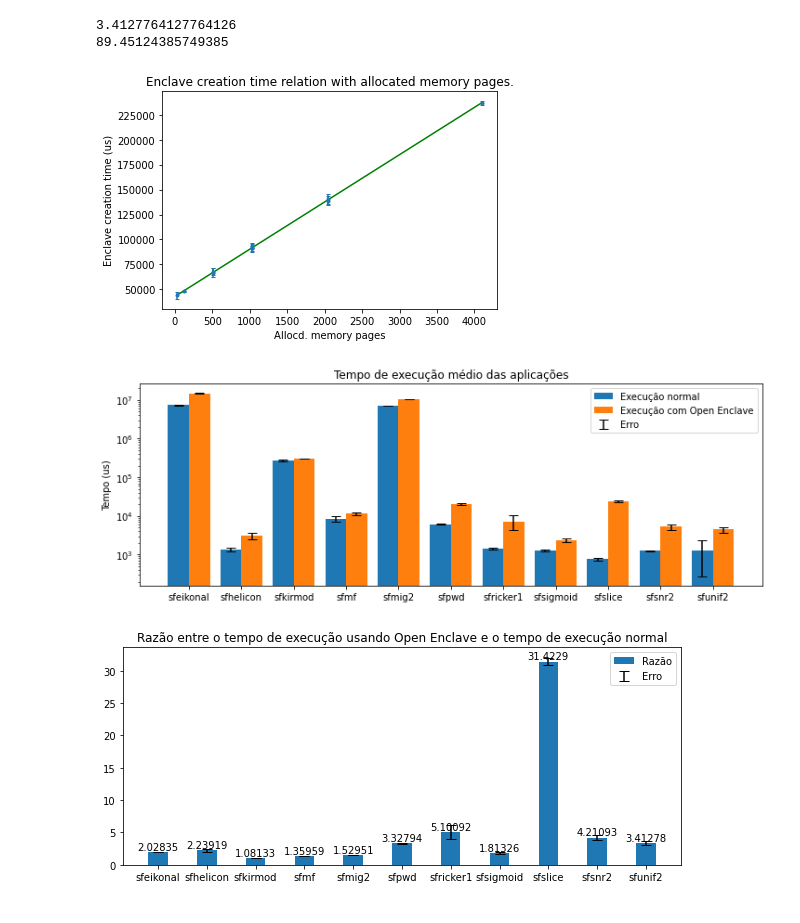
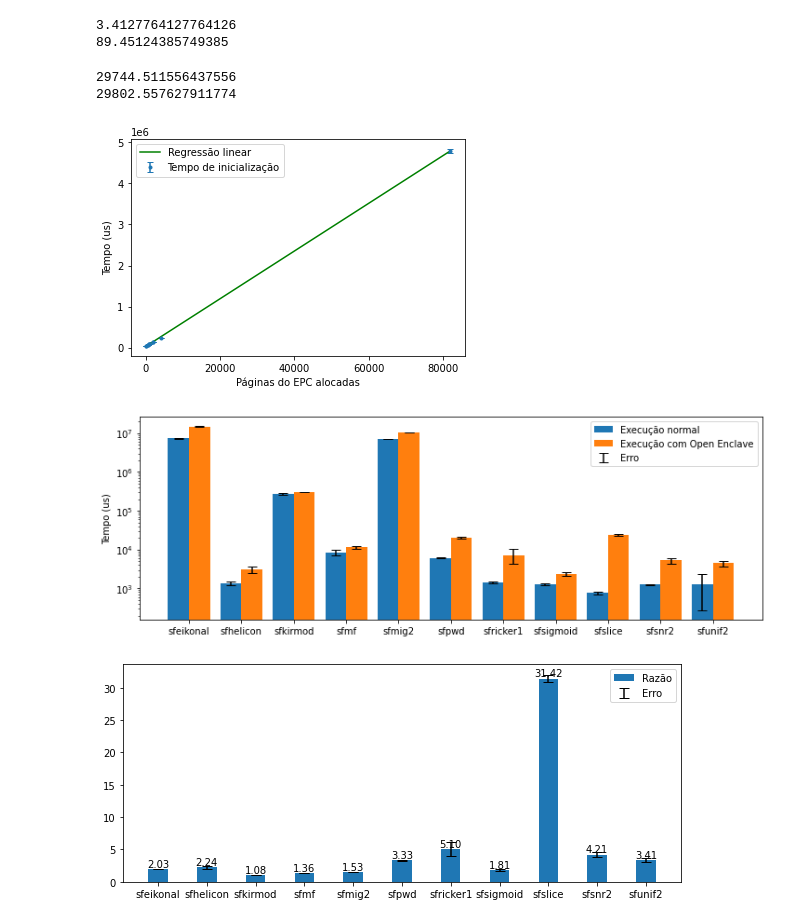
Before and after one commit to AndradeL/pfg-2021, a Jupyter notebook: data/results.ipynb, the cells around one changed output. Cells and saved outputs as stored; diff of their text form; code cells hidden in the pictures.

```diff
--- a/data/results.ipynb
+++ b/data/results.ipynb
@@ -205,25 +205,35 @@ collect_data('sfunif2', create_enclave_times, enclave_exec_times, total_enc_time
 # %%
 # enc_mem = [10240, 81920, 1024, 2048, 1024, 4096, 2048, 128, 512, 1024, 512, 32]
 
 fig = plt.figure()
 # plt.boxplot(create_times[2:], positions=enc_mem[2:]) # boxplot didn't look very well
 times = [np.mean(ts) for ts in create_times]
 y_err = [np.std(ts) * 2 for ts in create_times]
-# plt.scatter(enc_mem[2:], times[2:])
-plt.errorbar(enc_mem[2:], times[2:], yerr=y_err[2:], fmt='.', capsize=2)
-plt.xlabel("Allocd. memory pages")
-plt.ylabel("Enclave creation time (us)")
-plt.title("Enclave creation time relation with allocated memory pages.")
+# plt.scatter(x, y, fmt='.', label='Tempo de inicialização')
+
+x = enc_mem[1:]
+y = times[1:]
+y_err = y_err[1:]
+
+plt.errorbar(x, y, yerr=y_err, fmt='.', capsize=3, label='Tempo de inicialização')
+plt.xlabel("Páginas do EPC alocadas")
+plt.ylabel("Tempo (us)")
+# plt.title("Tempo de inicialização da Enclave para memória alocada")
 
 # add regressão linear dos dados, o primeiro é descartado por estar muito fora
-lin_model = np.polyfit(enc_mem[2:], times[2:], 1)
+lin_model = np.polyfit(enc_mem[1:], times[1:], 1)
 lin_fn = np.poly1d(lin_model)
-x_s = [32, np.max(enc_mem[2:])]
-plt.plot(x_s, lin_fn(x_s), color="green")
+x_s = [32, np.max(x)]
+plt.plot(x_s, lin_fn(x_s), color="green", label='Regressão linear')
+plt.legend()
 
+print(lin_fn(0))
+print(lin_fn(1))
 plt.show()
 # %% [output]
+29744.511556437556
+29802.557627911774
-[figure, old version]
+[figure, new version]
 # %%
 x = np.arange(len(app_names))
 width = 0.4
@@ -236,7 +246,7 @@ ax.errorbar(x + width/2, enclave_means, yerr=np.multiply(enclave_std,2), capsize
 
 # Add some text for labels, title and custom x-axis tick labels, etc.
 ax.set_ylabel('Tempo (us)')
-ax.set_title('Tempo de execução médio das aplicações')
+# ax.set_title('Tempo de execução médio das aplicações')
 ax.set_xticks(x)
 ax.set_xticklabels(app_names)
 ax.legend()
@@ -247,7 +257,7 @@ fig.set_figwidth(12)
 plt.yscale("log")
 plt.show()
 # %% [output]
-[figure, old version]
+[figure, new version]
 # %%
 fig, ax = plt.subplots()
 bars = ax.bar(x, rates, width, label='Razão')
@@ -260,13 +270,13 @@ ratio_std = np.sqrt(np.add(enclave_std_part, normal_std_part))
 
 ax.errorbar(x, rates, yerr=ratio_std, capsize=5, fmt=' ', color='black', label='Erro')
 # Add some text for labels, title and custom x-axis tick labels, etc.
-ax.set_title('Razão entre o tempo de execução usando Open Enclave e o tempo de execução normal')
+# ax.set_title('Razão entre o tempo de execução usando Open Enclave e o tempo de execução normal')
 ax.set_xticks(x)
 ax.set_xticklabels(app_names)
-ax.bar_label(bars)
+ax.bar_label(bars, fmt='%.2f')
 ax.legend()
 fig.set_figwidth(10)
 
 plt.show()
 # %% [output]
-[figure, old version]
+[figure, new version]
```
Also changed, not shown: 21 other files.
